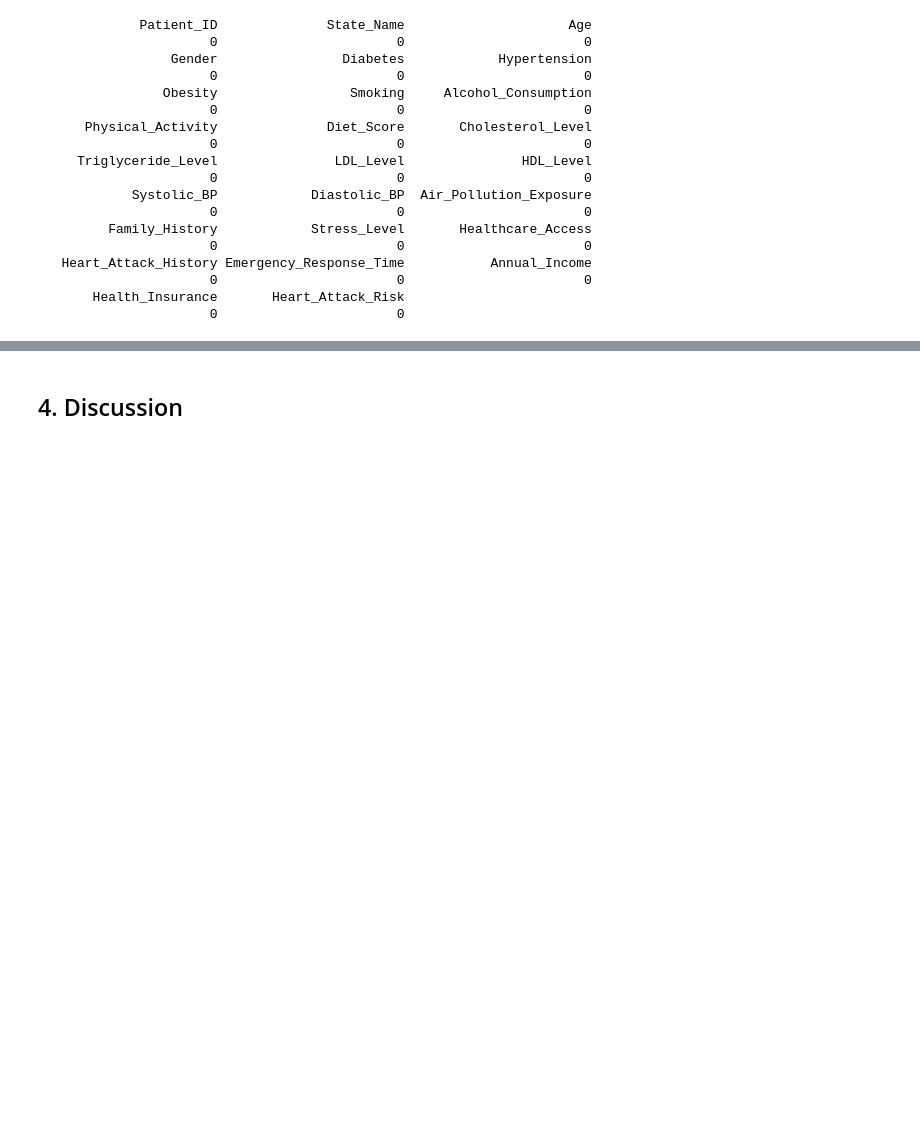
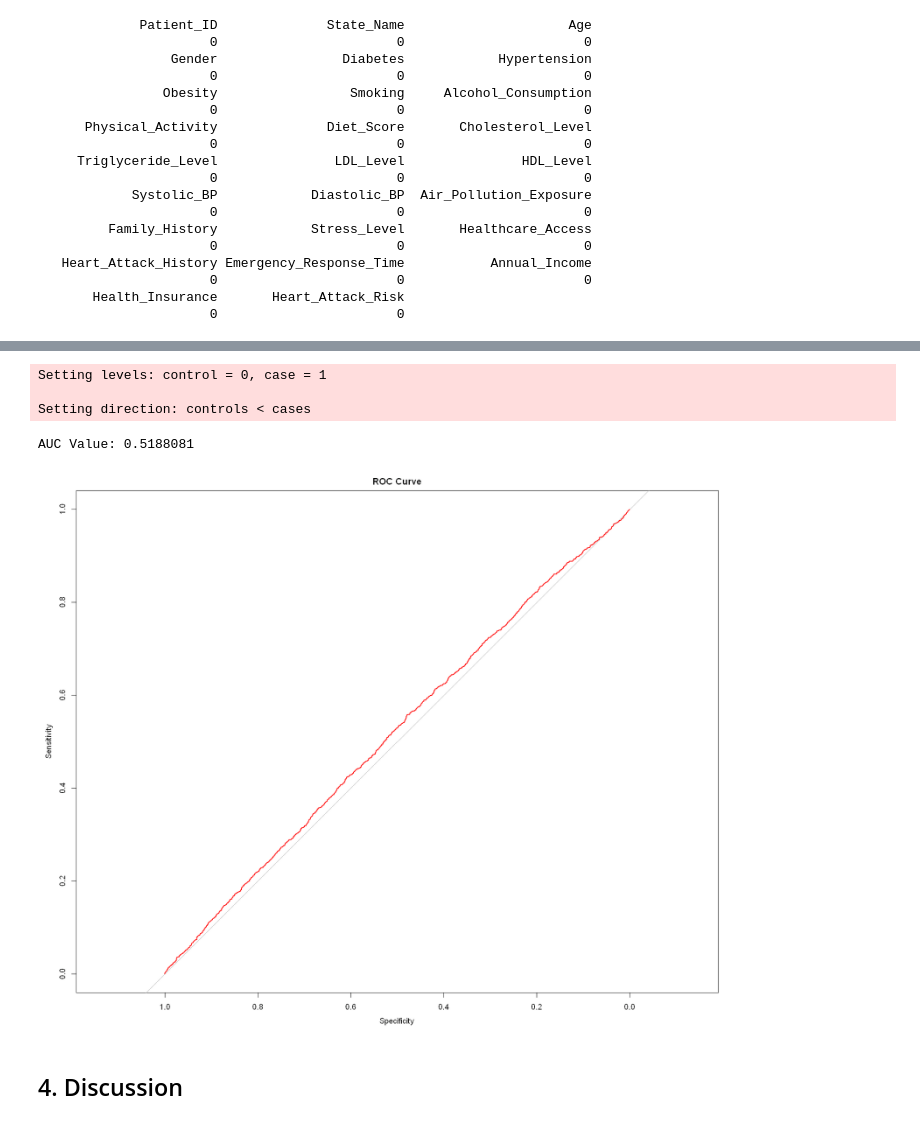
Before and after one commit to DSCI-310-2025/dsci-310-group-15, a Jupyter notebook: heart-attack-prediction-analysis.ipynb, the cells around one changed output, grey strips where cells are left out. Saved outputs shown, nothing was run; the diff lists cells and outputs as text; code cells hidden in the pictures; blank space fills up the shorter version.

```diff
--- a/heart-attack-prediction-analysis.ipynb
+++ b/heart-attack-prediction-analysis.ipynb
@@ -113,0 +338,17 @@ A tibble: 6 × 23
+# %%
+set.seed(123)
+
+data_split <- createDataPartition(heart_attack_data_simplified$Heart_Attack_Risk,
+    p = 0.7, list = FALSE)
+train_data <- heart_attack_data_simplified[data_split, ]
+test_data <- heart_attack_data_simplified[data_split, ]
+# %%
+heart_attack_simplified_model <- glm(
+    Heart_Attack_Risk ~ .,
+    data = train_data,
+    family = binomial
+)
+# %%
+predicted_prob <- predict(heart_attack_simplified_model, newdata = test_data, type = "response")
+
+predicted_labels <- ifelse(predicted_prob > 0.5, 1, 0)
@@ -114,3 +381,15 @@ A tibble: 6 × 23
+# %%
+roc_curve <- roc(test_data$Heart_Attack_Risk, predicted_prob)
+plot(roc_curve, main  = "ROC Curve of Simplified Model", col = "red")
+
+auc_value <- auc(roc_curve)
+cat("AUC Value:", auc_value, "\n")
+# %% [output]
+Setting levels: control = 0, case = 1
+
+Setting direction: controls < cases
+AUC Value: 0.5188081
+[figure, added]
 # %% [markdown]
 ## 4. Discussion
 # %% [markdown]
```
Also changed, not shown: parts of 14 cells of this notebook.
